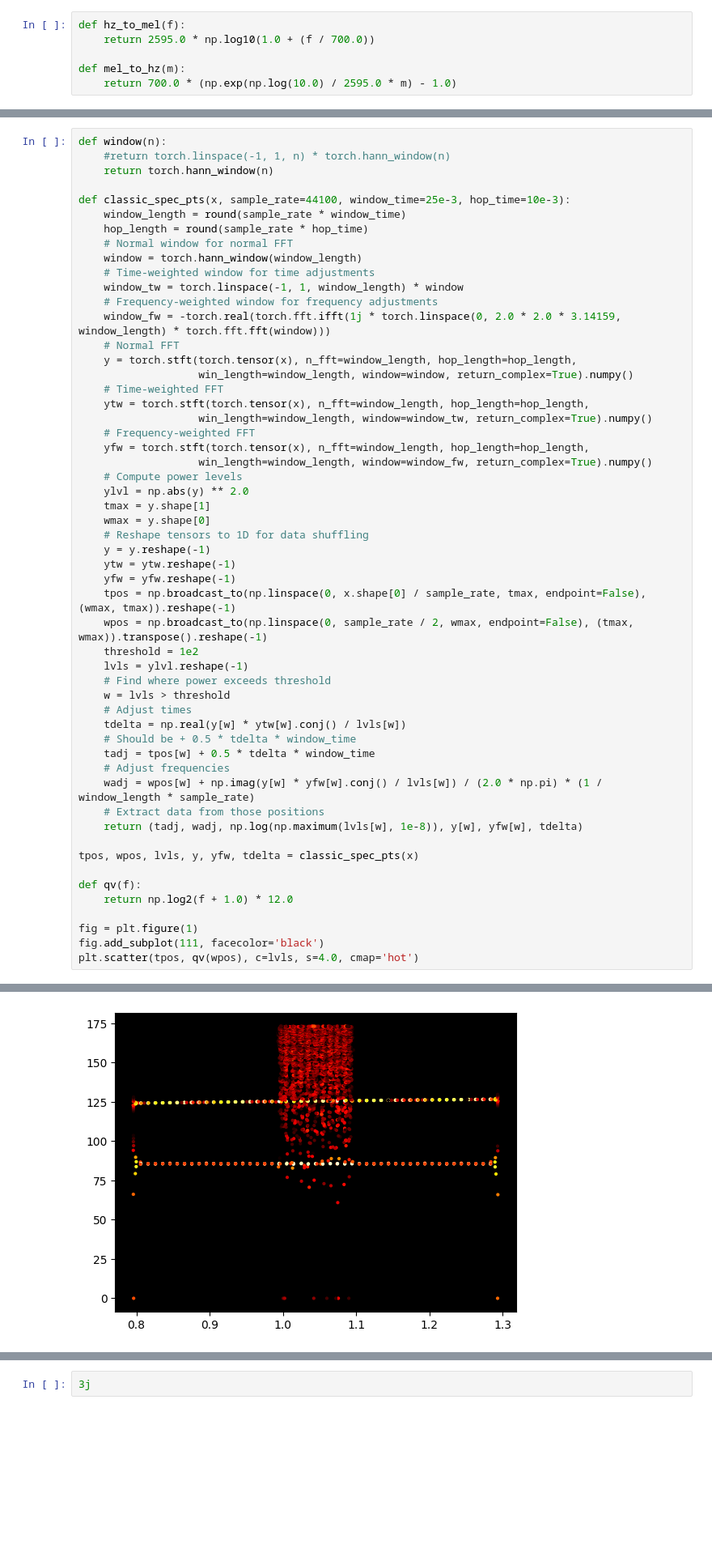
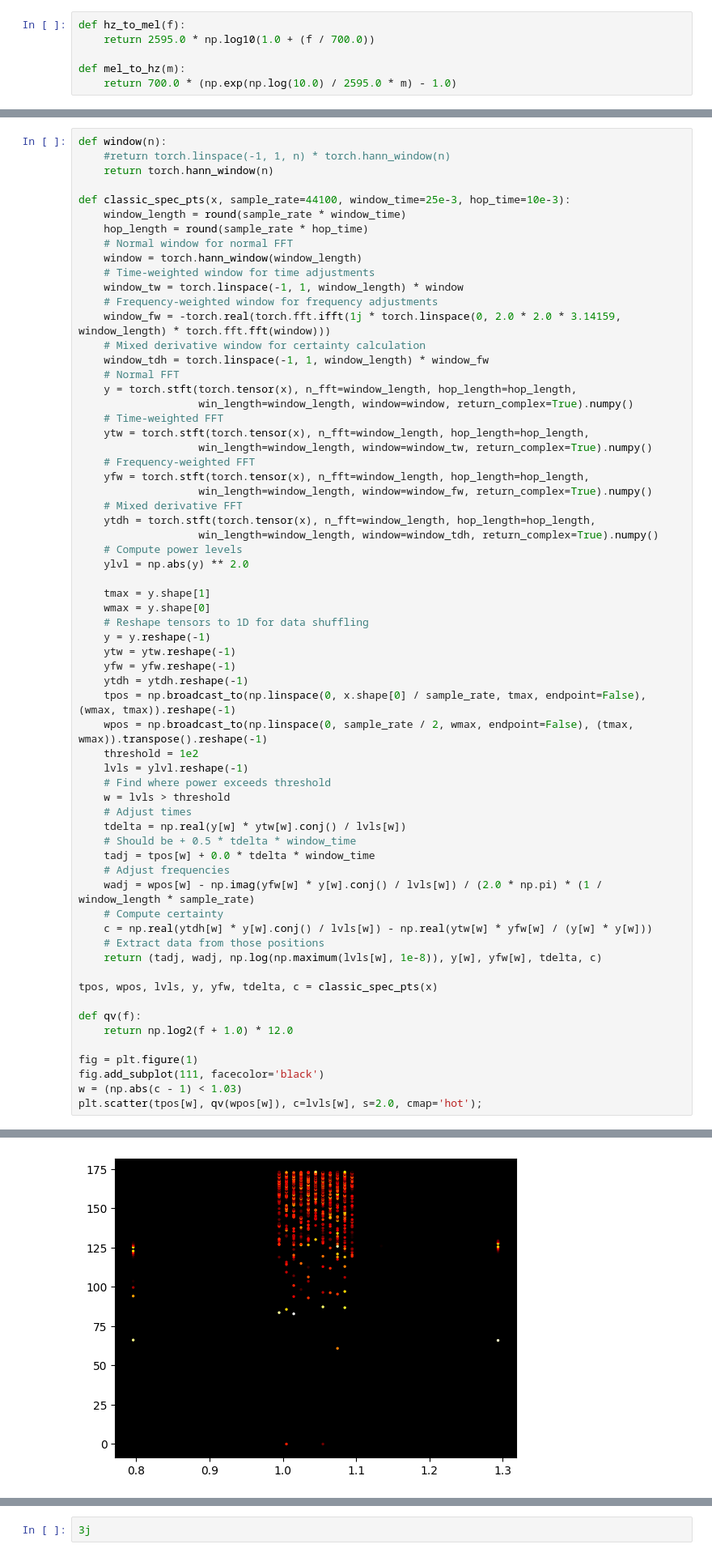
Before and after one commit to nwhitehead/cherry-lip-sync, a Jupyter notebook: src/Freq.ipynb, the cells around one changed output, grey strips where cells are left out. Shown at 81% size. Drawn from its saved outputs; the diff is of its cells as text; blank space fills up the shorter version.

```diff
--- a/src/Freq.ipynb
+++ b/src/Freq.ipynb
@@ -89,6 +89,8 @@ def classic_spec_pts(x, sample_rate=44100, window_time=25e-3, hop_time=10e-3):
     window_tw = torch.linspace(-1, 1, window_length) * window
     # Frequency-weighted window for frequency adjustments
     window_fw = -torch.real(torch.fft.ifft(1j * torch.linspace(0, 2.0 * 2.0 * 3.14159, window_length) * torch.fft.fft(window)))
+    # Mixed derivative window for certainty calculation
+    window_tdh = torch.linspace(-1, 1, window_length) * window_fw
     # Normal FFT
     y = torch.stft(torch.tensor(x), n_fft=window_length, hop_length=hop_length,
                    win_length=window_length, window=window, return_complex=True).numpy()
@@ -98,14 +100,19 @@ def classic_spec_pts(x, sample_rate=44100, window_time=25e-3, hop_time=10e-3):
     # Frequency-weighted FFT
     yfw = torch.stft(torch.tensor(x), n_fft=window_length, hop_length=hop_length,
                    win_length=window_length, window=window_fw, return_complex=True).numpy()
+    # Mixed derivative FFT
+    ytdh = torch.stft(torch.tensor(x), n_fft=window_length, hop_length=hop_length,
+                   win_length=window_length, window=window_tdh, return_complex=True).numpy()
     # Compute power levels
     ylvl = np.abs(y) ** 2.0
+
     tmax = y.shape[1]
     wmax = y.shape[0]
     # Reshape tensors to 1D for data shuffling
     y = y.reshape(-1)
     ytw = ytw.reshape(-1)
     yfw = yfw.reshape(-1)
+    ytdh = ytdh.reshape(-1)
     tpos = np.broadcast_to(np.linspace(0, x.shape[0] / sample_rate, tmax, endpoint=False), (wmax, tmax)).reshape(-1)
     wpos = np.broadcast_to(np.linspace(0, sample_rate / 2, wmax, endpoint=False), (tmax, wmax)).transpose().reshape(-1)
     threshold = 1e2
@@ -115,18 +122,21 @@ def classic_spec_pts(x, sample_rate=44100, window_time=25e-3, hop_time=10e-3):
     # Adjust times
     tdelta = np.real(y[w] * ytw[w].conj() / lvls[w])
     # Should be + 0.5 * tdelta * window_time
-    tadj = tpos[w] + 0.5 * tdelta * window_time
+    tadj = tpos[w] + 0.0 * tdelta * window_time
     # Adjust frequencies
-    wadj = wpos[w] + np.imag(y[w] * yfw[w].conj() / lvls[w]) / (2.0 * np.pi) * (1 / window_length * sample_rate)
+    wadj = wpos[w] - np.imag(yfw[w] * y[w].conj() / lvls[w]) / (2.0 * np.pi) * (1 / window_length * sample_rate)
+    # Compute certainty
+    c = np.real(ytdh[w] * y[w].conj() / lvls[w]) - np.real(ytw[w] * yfw[w] / (y[w] * y[w]))
     # Extract data from those positions
-    return (tadj, wadj, np.log(np.maximum(lvls[w], 1e-8)), y[w], yfw[w], tdelta)
+    return (tadj, wadj, np.log(np.maximum(lvls[w], 1e-8)), y[w], yfw[w], tdelta, c)
 
-tpos, wpos, lvls, y, yfw, tdelta = classic_spec_pts(x)
+tpos, wpos, lvls, y, yfw, tdelta, c = classic_spec_pts(x)
 
 def qv(f):
     return np.log2(f + 1.0) * 12.0
 
 fig = plt.figure(1)
 fig.add_subplot(111, facecolor='black')
-plt.scatter(tpos, qv(wpos), c=lvls, s=4.0, cmap='hot')
+w = (np.abs(c - 1) < 1.03)
+plt.scatter(tpos[w], qv(wpos[w]), c=lvls[w], s=2.0, cmap='hot');
 # %% [output]
@@ -134,2 +143,2 @@ plt.scatter(tpos, qv(wpos), c=lvls, s=4.0, cmap='hot')
-[figure, old version]
+[figure, new version]
 # %%
```
Also changed, not shown: parts of 2 cells of this notebook.
